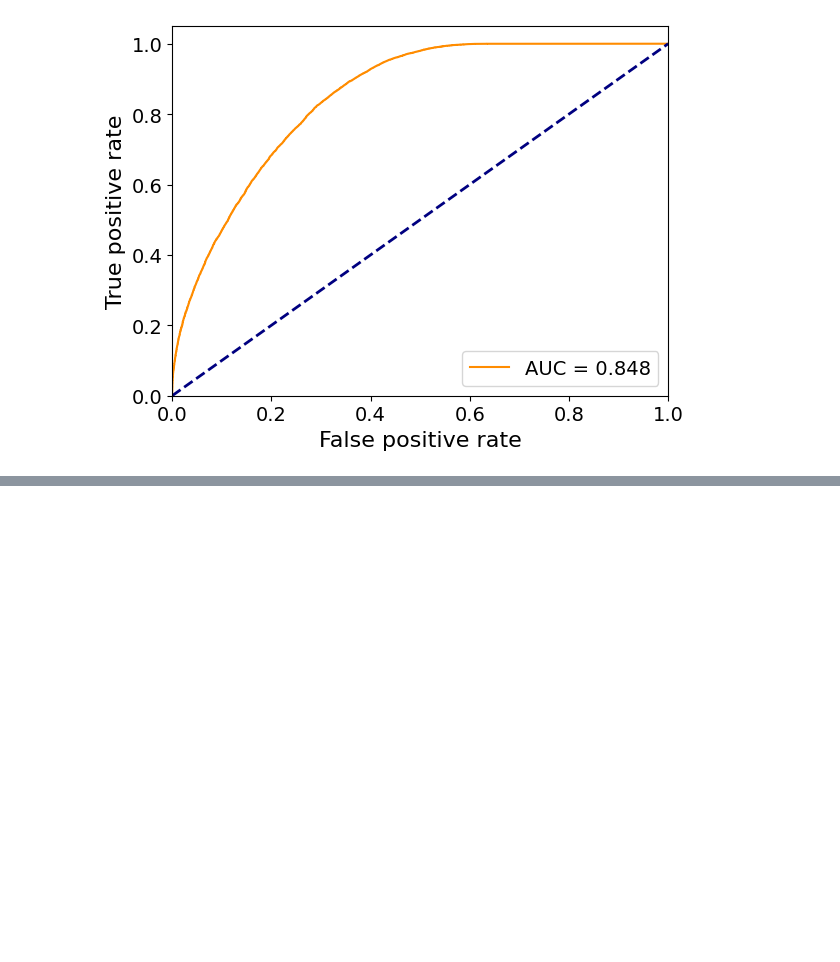
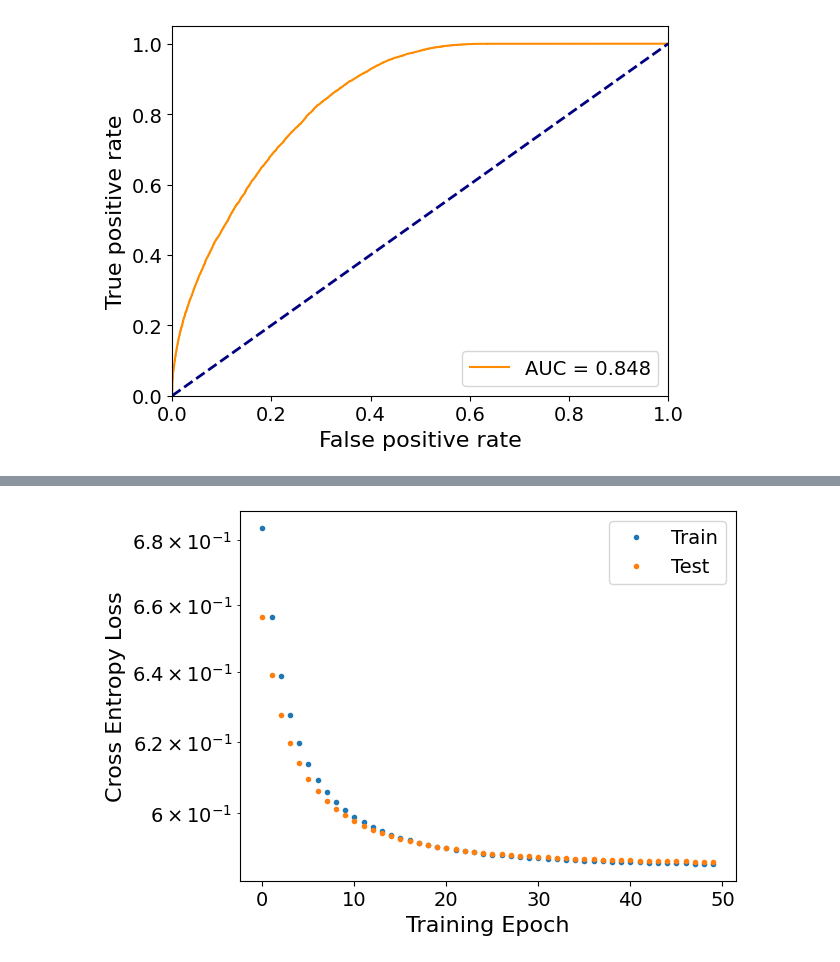
Before and after one commit to scipp-atlas/cabin-notebooks, a Jupyter notebook: FullyConnected-SUSY.ipynb, the cells around one changed output, grey strips where cells are left out. Saved outputs shown, nothing was run; the diff lists cells and outputs as text; code cells hidden in the pictures; blank space fills up the shorter version.

Commit message:
adding a simple FC network

```diff
--- a/FullyConnected-SUSY.ipynb
+++ b/FullyConnected-SUSY.ipynb
@@ -368,0 +346,36 @@ Output threshold for 95.0% efficiency if trained on noisy data: 0.35773739218711
+# %%
+snlosses = []
+snlosses_test = []
+
+simplenet.load_state_dict(torch.load('net_simpleFC_untrained.pth',weights_only=True))
+
+xy_train = torch.utils.data.TensorDataset(x_train_tensor.float(),y_train_tensor)
+loader = torch.utils.data.DataLoader(xy_train, batch_size=batch_size, shuffle=True)
+
+debug=False
+
+for epoch in range(epochs):
+    simplenet.train()
+    start_time = time.time()
+    for x_batch, y_batch in loader:
+
+        y_pred = simplenet(x_batch).squeeze(1)
+        optimizer.zero_grad()
+        loss = torch.nn.BCELoss()(y_pred, y_batch)
+        loss.backward()
+        optimizer.step()
+
+    snlosses.append(loss.data)
+
+    # configure the model for evaluation (testing)
+    simplenet.eval()
+
+    y_pred = simplenet(x_test_tensor).squeeze(1)
+    test_loss = torch.nn.BCELoss()(y_pred, y_test_tensor)
+    snlosses_test.append(test_loss.data)
+
+    end_time=time.time()
+    elapsed_time = end_time - start_time
+    print(f"Completed epoch {epoch:2d} in {elapsed_time:4.1f}s, Train loss={loss.data:4.1e}, Test loss={test_loss.data:4.1e}")
+
+torch.save(simplenet.state_dict(), 'net_simpleFC_trained.pth')
@@ -368,0 +400,9 @@ Output threshold for 95.0% efficiency if trained on noisy data: 0.35773739218711
+# %%
+plt.plot(snlosses, '.', label="Train")
+plt.plot(snlosses_test, '.', label="Test")
+plt.legend()
+plt.xlabel('Training Epoch')
+plt.ylabel('Cross Entropy Loss')
+plt.yscale('log');
+# %% [output]
+[figure, added]
```
Also changed, not shown: parts of 14 cells of this notebook.
